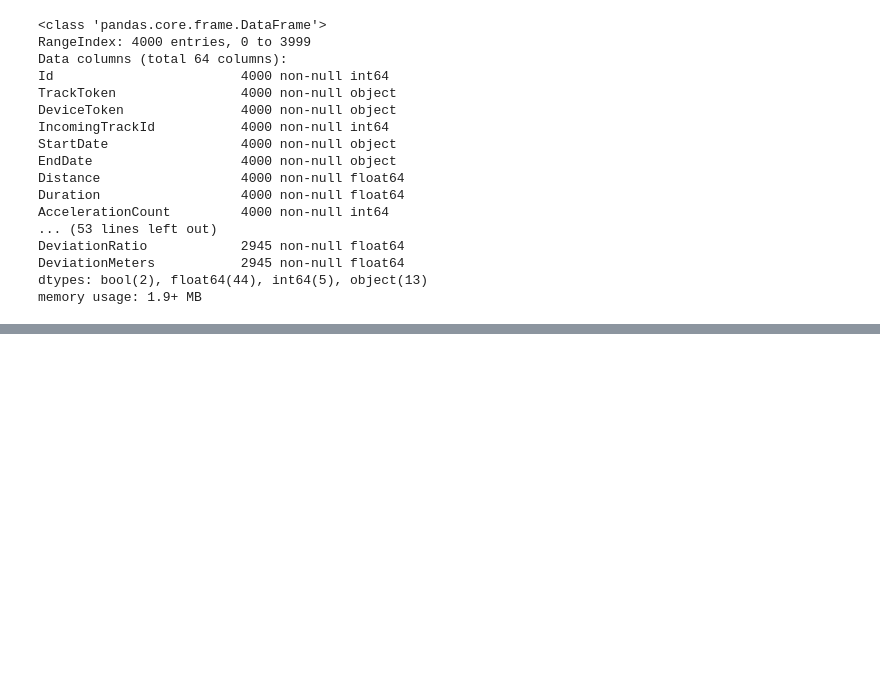
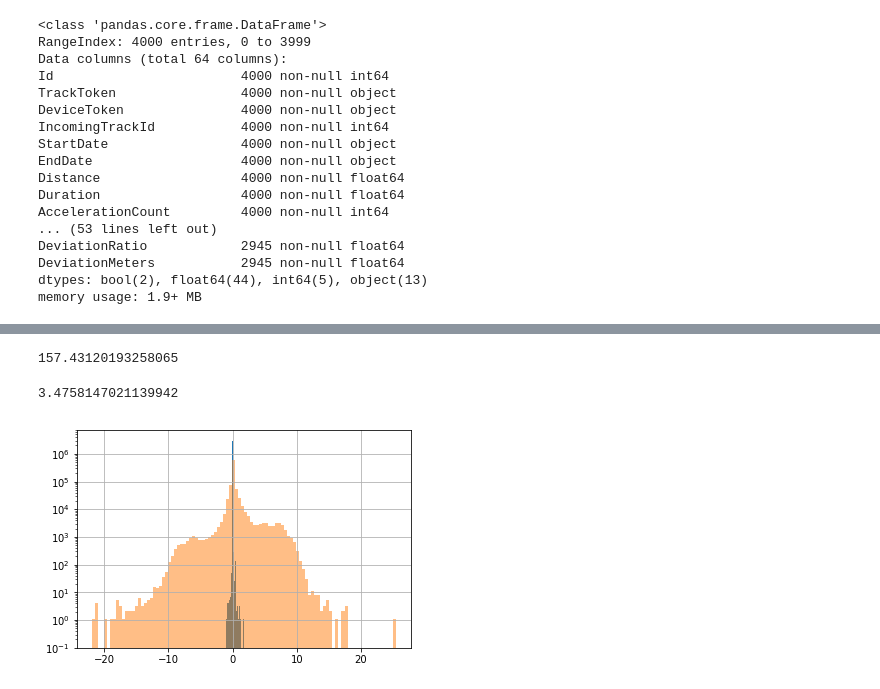
Before and after one commit to Simaregele/GeoDataPrediction, a Jupyter notebook: Test Geo Data.ipynb, the cells around one changed output, grey strips where cells are left out. Drawn from its saved outputs; the diff is of its cells as text; code cells hidden in the pictures; blank space fills up the shorter version.

```diff
--- a/Test Geo Data.ipynb
+++ b/Test Geo Data.ipynb
@@ -387,0 +592,8 @@ indices = [(corr_val.index[x], corr_val.columns[y]) for x, y in zip(*indices)
+# %%
+scale_df.loc[scale_df['os_version']== 'iOS', 'Delta_speed'] = scale_df.loc[scale_df['os_version']=='iOS', 'Speed'] - scale_df.loc[scale_df['os_version']=='iOS', 'Speed'].shift(1)
+# %%
+scale_df.loc[scale_df['os_version']== 'Android', 'Delta_speed'] = scale_df.loc[scale_df['os_version']=='Android', 'Speed'] - scale_df.loc[scale_df['os_version']=='Android', 'Speed'].shift(1)
+# %%
+scale_df.loc[scale_df['os_version']== 'iOS', 'Delta_lat'] = scale_df.loc[scale_df['os_version']=='iOS', 'Latitude'] - scale_df.loc[scale_df['os_version']=='iOS', 'Latitude'].shift(1)
+# %%
+scale_df.loc[scale_df['os_version']== 'Android', 'Delta_lat'] = scale_df.loc[scale_df['os_version']=='Android', 'Latitude'] - scale_df.loc[scale_df['os_version']=='Android', 'Latitude'].shift(1)
@@ -387,0 +710,8 @@ indices = [(corr_val.index[x], corr_val.columns[y]) for x, y in zip(*indices)
+# %%
+1.520335 / 0.009657139
+# %% [output]
+157.43120193258065
+# %%
+scale_df[scale_df['IncomingTrackId']==20691750].iloc[0, 6]
+# %% [output]
+3.4758147021139942
@@ -387,0 +720,8 @@ indices = [(corr_val.index[x], corr_val.columns[y]) for x, y in zip(*indices)
+# %%
+fig, ax = plt.subplots()
+scale_df[scale_df['os_version']=='iOS']['Acceleration'].hist(ax=ax, bins=100, bottom=0.1)
+scale_df[scale_df['os_version']=='Android']['Acceleration'].hist(ax=ax, bins=100, bottom=0.1, alpha=0.5)
+
+ax.set_yscale('log');
+# %% [output]
+[figure, added]
```
Also changed, not shown: parts of 183 cells of this notebook.
